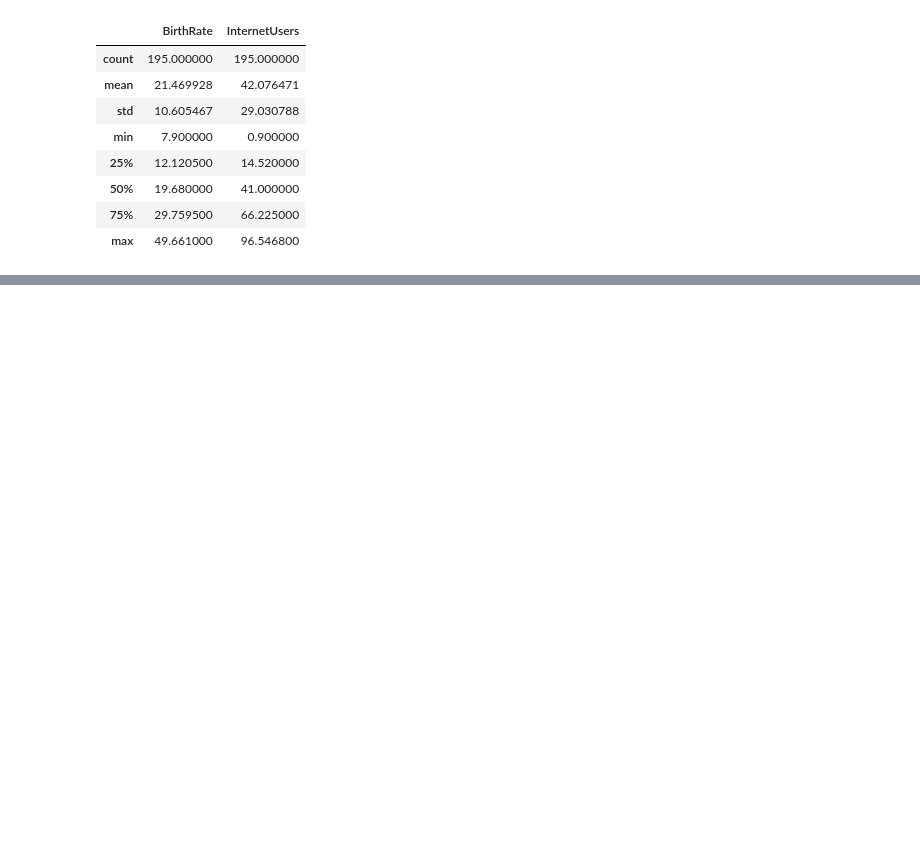
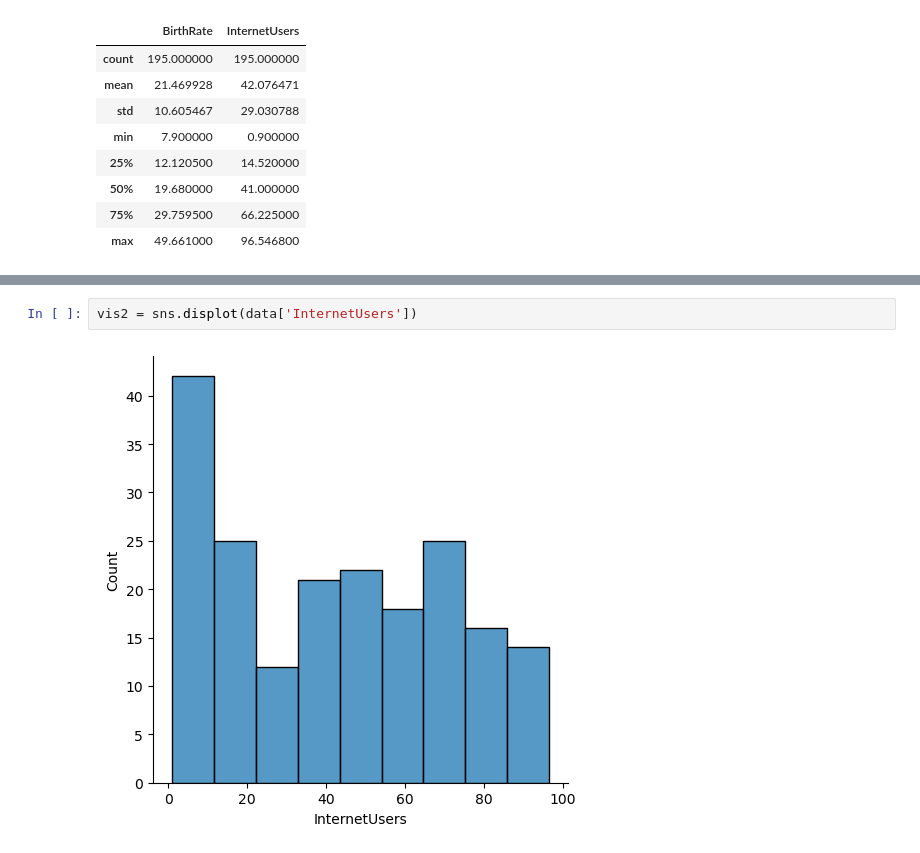
Before and after one commit to Harish-34/python, a Jupyter notebook: T16_data_frame.ipynb, the cells around one changed output, grey strips where cells are left out. Saved outputs shown, nothing was run; the diff lists cells and outputs as text; blank space fills up the shorter version.

```diff
--- a/T16_data_frame.ipynb
+++ b/T16_data_frame.ipynb
@@ -205,0 +542,4 @@ Neumerical_data.describe()
+# %%
+vis2 = sns.displot(data['InternetUsers'])
+# %% [output]
+[figure, added]
```
Also changed, not shown: parts of 43 cells of this notebook.
